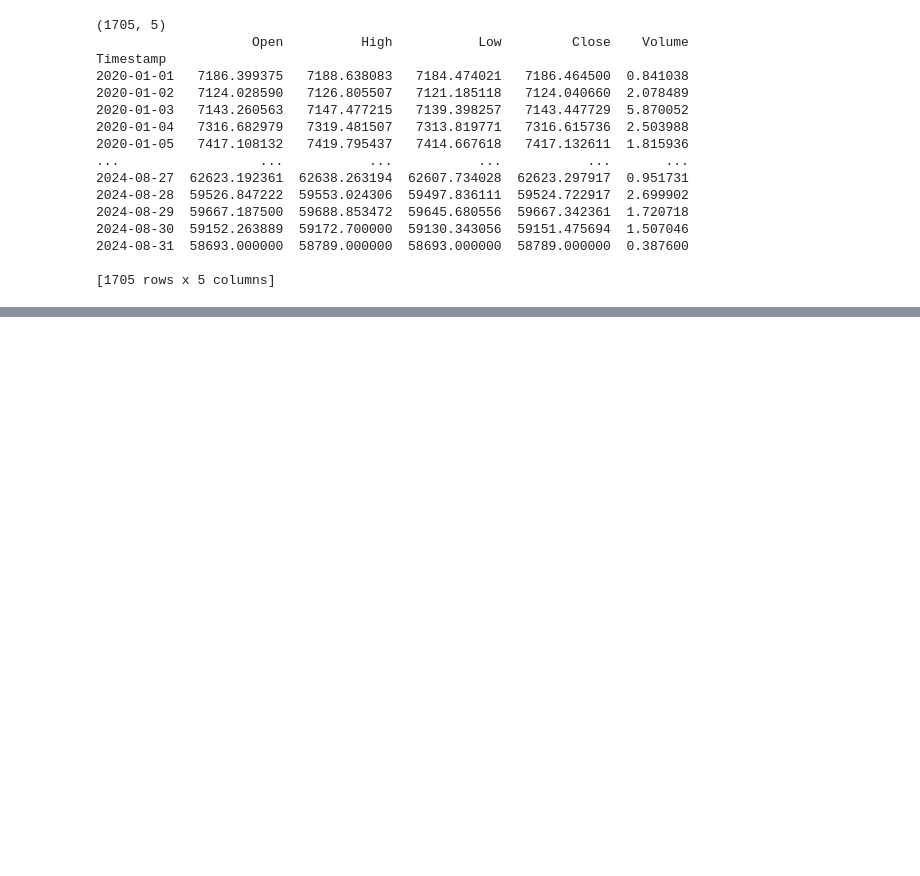
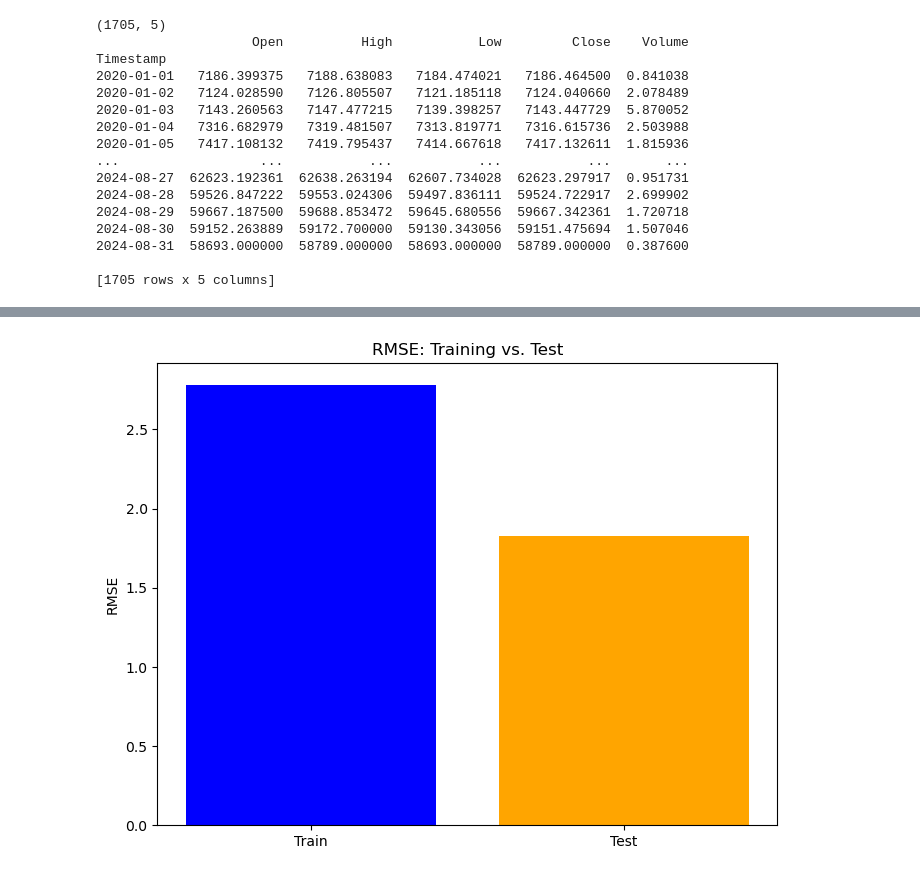
Before and after one commit to Yabsram/PredictBitcoin, a Jupyter notebook: PredictBitcoinCode.ipynb, the cells around one changed output, grey strips where cells are left out. Cells and saved outputs as stored; diff of their text form; code cells hidden in the pictures; blank space fills up the shorter version.

```diff
--- a/PredictBitcoinCode.ipynb
+++ b/PredictBitcoinCode.ipynb
@@ -90,0 +207,11 @@ Timestamp
+# %%
+# Calculate RMSE for training data
+rmse_train = np.sqrt(np.mean(residuals_train ** 2))
+
+plt.figure(figsize=(8, 6))
+plt.bar(['Train', 'Test'], [rmse_train, rmse], color=['blue', 'orange'])
+plt.ylabel('RMSE')
+plt.title('RMSE: Training vs. Test')
+plt.show()
+# %% [output]
+[figure, added]
```
Also changed, not shown: parts of 10 cells of this notebook.
